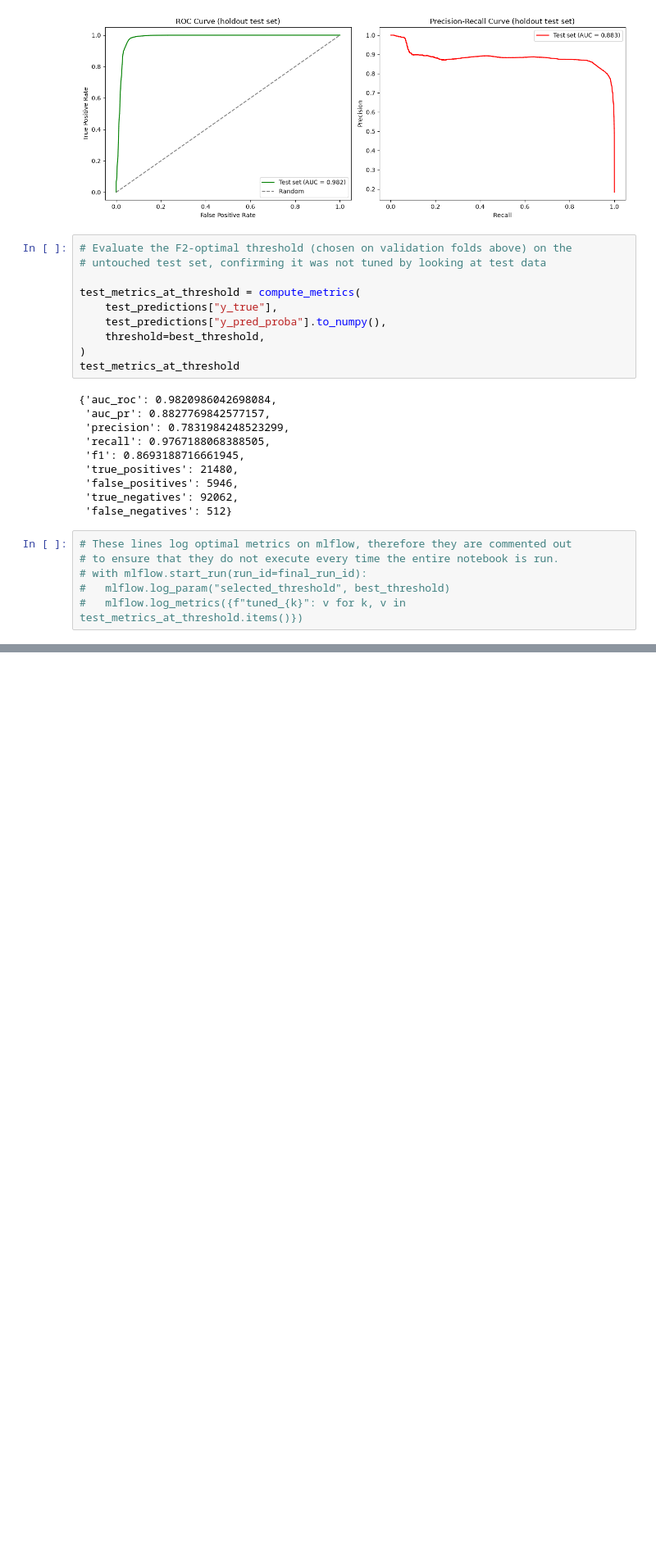
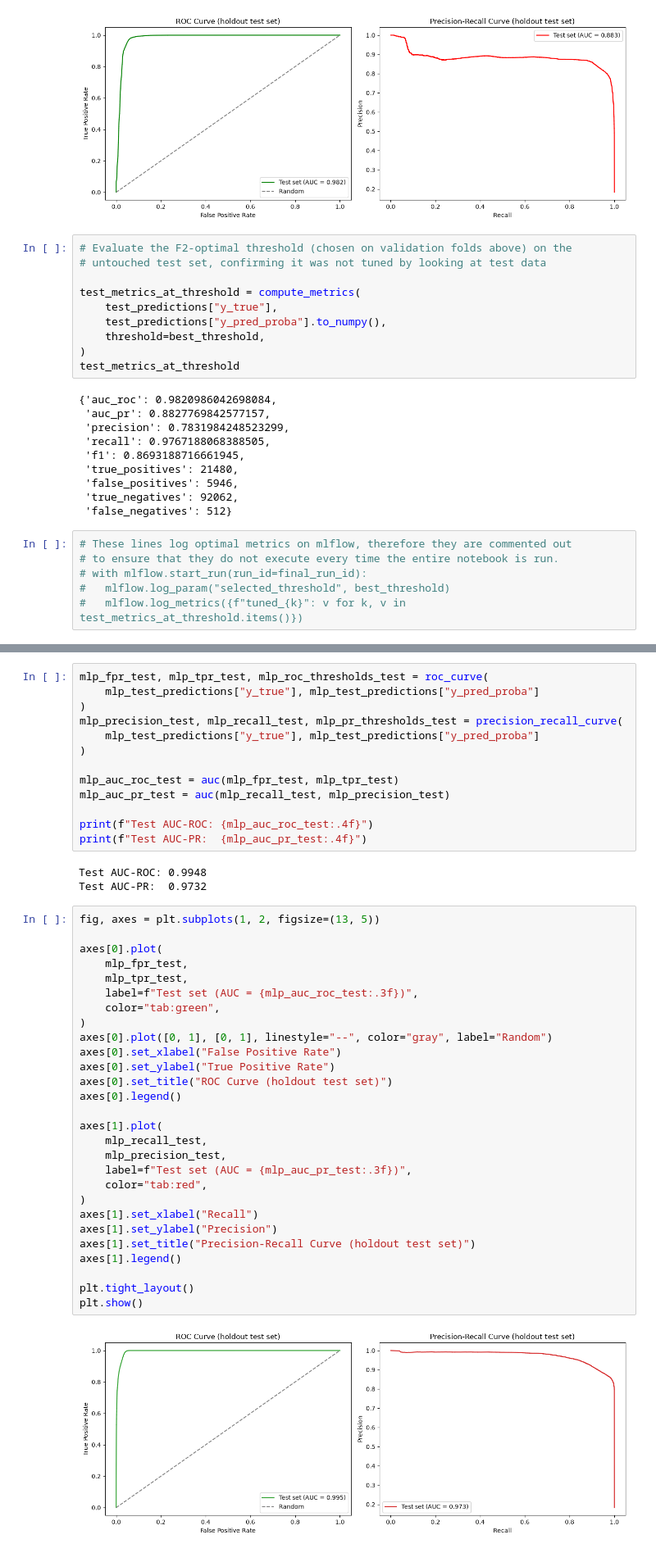
Before and after one commit to simonescrofana/credit-default-pipeline, a Jupyter notebook: ml/evaluation/plots.ipynb, the cells around one changed output, grey strips where cells are left out. Shown at 82% size. Saved outputs shown, nothing was run; the diff lists cells and outputs as text; blank space fills up the shorter version.

```diff
--- a/ml/evaluation/plots.ipynb
+++ b/ml/evaluation/plots.ipynb
@@ -297,0 +552,46 @@ test_metrics_at_threshold
+# %%
+mlp_fpr_test, mlp_tpr_test, mlp_roc_thresholds_test = roc_curve(
+    mlp_test_predictions["y_true"], mlp_test_predictions["y_pred_proba"]
+)
+mlp_precision_test, mlp_recall_test, mlp_pr_thresholds_test = precision_recall_curve(
+    mlp_test_predictions["y_true"], mlp_test_predictions["y_pred_proba"]
+)
+
+mlp_auc_roc_test = auc(mlp_fpr_test, mlp_tpr_test)
+mlp_auc_pr_test = auc(mlp_recall_test, mlp_precision_test)
+
+print(f"Test AUC-ROC: {mlp_auc_roc_test:.4f}")
+print(f"Test AUC-PR:  {mlp_auc_pr_test:.4f}")
+# %% [output]
+Test AUC-ROC: 0.9948
+Test AUC-PR:  0.9732
+# %%
+fig, axes = plt.subplots(1, 2, figsize=(13, 5))
+
+axes[0].plot(
+    mlp_fpr_test,
+    mlp_tpr_test,
+    label=f"Test set (AUC = {mlp_auc_roc_test:.3f})",
+    color="tab:green",
+)
+axes[0].plot([0, 1], [0, 1], linestyle="--", color="gray", label="Random")
+axes[0].set_xlabel("False Positive Rate")
+axes[0].set_ylabel("True Positive Rate")
+axes[0].set_title("ROC Curve (holdout test set)")
+axes[0].legend()
+
+axes[1].plot(
+    mlp_recall_test,
+    mlp_precision_test,
+    label=f"Test set (AUC = {mlp_auc_pr_test:.3f})",
+    color="tab:red",
+)
+axes[1].set_xlabel("Recall")
+axes[1].set_ylabel("Precision")
+axes[1].set_title("Precision-Recall Curve (holdout test set)")
+axes[1].legend()
+
+plt.tight_layout()
+plt.show()
+# %% [output]
+[figure, added]
```
Also changed, not shown: parts of 16 cells of this notebook, 2 other files.
